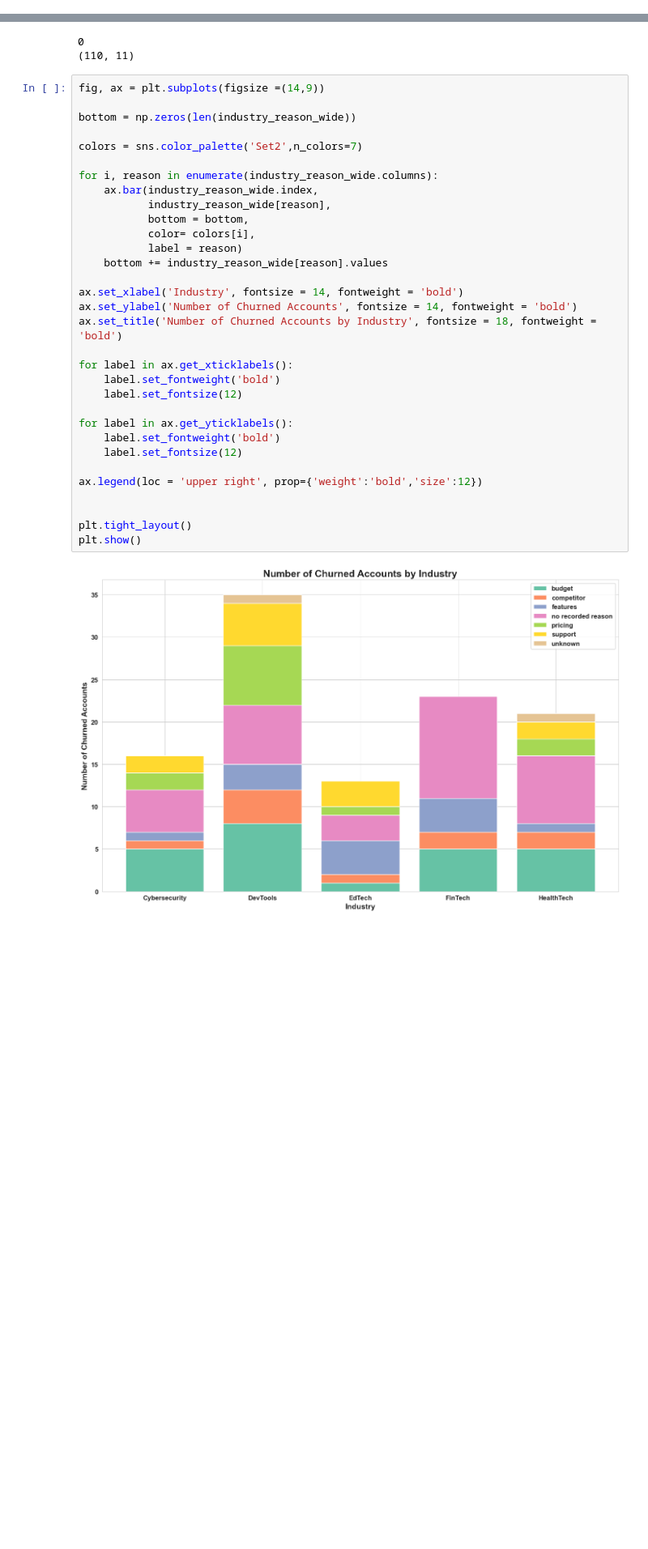
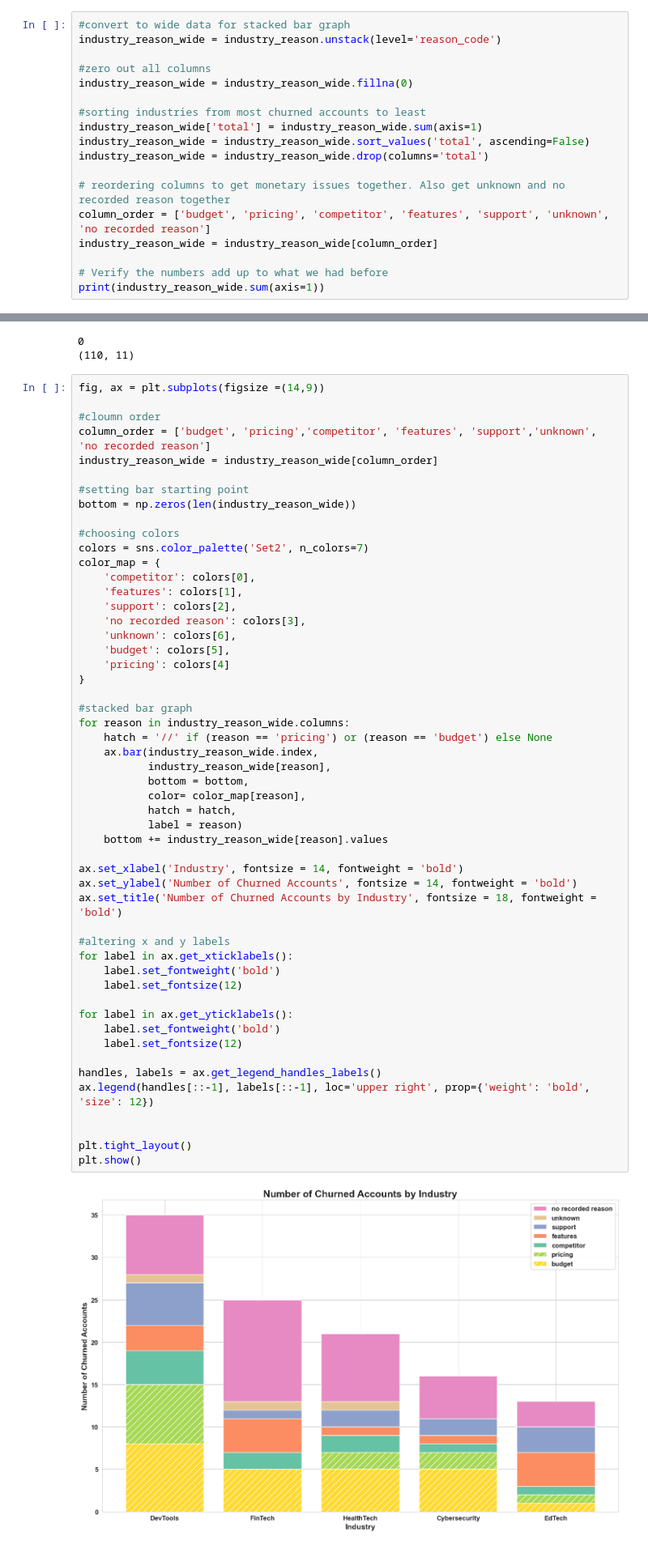
Before and after one commit to christianrm0821/saas-churn-analysis, a Jupyter notebook: saas_case_study/saas_case_study.ipynb, the cells around one changed output, grey strips where cells are left out. Shown at 81% size. Drawn from its saved outputs; the diff is of its cells as text; blank space fills up the shorter version.

Commit message:
Adding stacked box chart for churn reasons and industries/ comparing tier plan to churn reasons

```diff
--- a/saas_case_study/saas_case_study.ipynb
+++ b/saas_case_study/saas_case_study.ipynb
@@ -514,3 +589,21 @@ DevTools       budget                 8
                support                2
                unknown                1
 dtype: int64
+# %%
+#convert to wide data for stacked bar graph
+industry_reason_wide = industry_reason.unstack(level='reason_code')
+
+#zero out all columns
+industry_reason_wide = industry_reason_wide.fillna(0)
+
+#sorting industries from most churned accounts to least
+industry_reason_wide['total'] = industry_reason_wide.sum(axis=1)
+industry_reason_wide = industry_reason_wide.sort_values('total', ascending=False)
+industry_reason_wide = industry_reason_wide.drop(columns='total')
+
+# reordering columns to get monetary issues together. Also get unknown and no recorded reason together
+column_order = ['budget', 'pricing', 'competitor', 'features', 'support', 'unknown', 'no recorded reason']
+industry_reason_wide = industry_reason_wide[column_order]
+
+# Verify the numbers add up to what we had before
+print(industry_reason_wide.sum(axis=1))
@@ -528,34 +628,54 @@ print(accounts_churns.shape)
 # %%
 fig, ax = plt.subplots(figsize =(14,9))
 
+#cloumn order
+column_order = ['budget', 'pricing','competitor', 'features', 'support','unknown', 'no recorded reason']
+industry_reason_wide = industry_reason_wide[column_order]
+
+#setting bar starting point
 bottom = np.zeros(len(industry_reason_wide))
 
-colors = sns.color_palette('Set2',n_colors=7)
+#choosing colors
+colors = sns.color_palette('Set2', n_colors=7)
+color_map = {
+    'competitor': colors[0],
+    'features': colors[1],
+    'support': colors[2],
+    'no recorded reason': colors[3],
+    'unknown': colors[6],
+    'budget': colors[5],
+    'pricing': colors[4]
+}
 
-for i, reason in enumerate(industry_reason_wide.columns):
+#stacked bar graph
+for reason in industry_reason_wide.columns:
+    hatch = '//' if (reason == 'pricing') or (reason == 'budget') else None
     ax.bar(industry_reason_wide.index,
            industry_reason_wide[reason],
            bottom = bottom,
-           color= colors[i],
+           color= color_map[reason],
+           hatch = hatch,
            label = reason)
     bottom += industry_reason_wide[reason].values
 
 ax.set_xlabel('Industry', fontsize = 14, fontweight = 'bold')
 ax.set_ylabel('Number of Churned Accounts', fontsize = 14, fontweight = 'bold')
 ax.set_title('Number of Churned Accounts by Industry', fontsize = 18, fontweight = 'bold')
 
+#altering x and y labels
 for label in ax.get_xticklabels():
     label.set_fontweight('bold')
     label.set_fontsize(12)
 
 for label in ax.get_yticklabels():
     label.set_fontweight('bold')
     label.set_fontsize(12)
 
-ax.legend(loc = 'upper right', prop={'weight':'bold','size':12})
+handles, labels = ax.get_legend_handles_labels()
+ax.legend(handles[::-1], labels[::-1], loc='upper right', prop={'weight': 'bold', 'size': 12})
 
 
 plt.tight_layout()
 plt.show()
 # %% [output]
-[figure, old version]
+[figure, new version]
```
Also changed, not shown: parts of 24 cells of this notebook.
